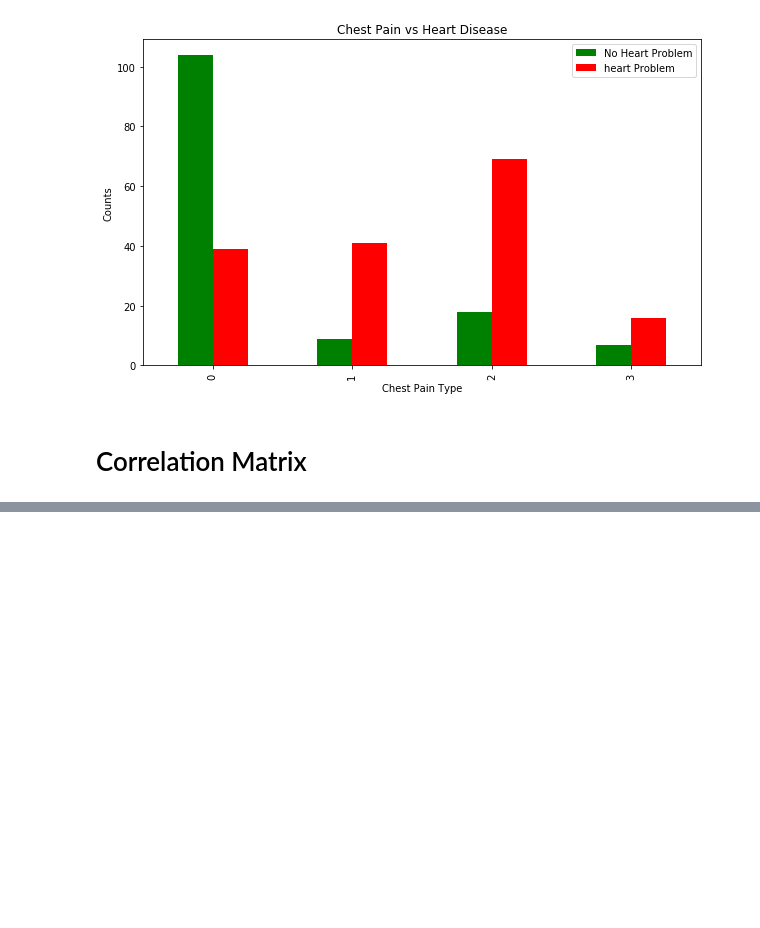
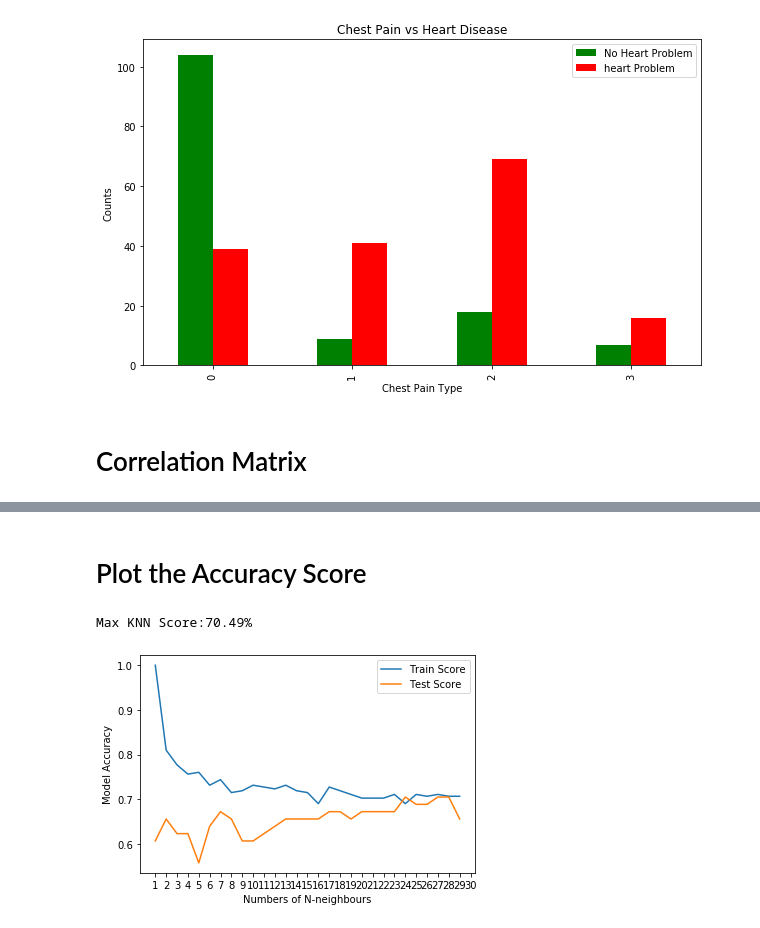
Before and after one commit to datasciencedotuniversity/machine-learning-course, a Jupyter notebook: cardio_project_1/cardio_project_1.ipynb, the cells around one changed output, grey strips where cells are left out. Drawn from its saved outputs; the diff is of its cells as text; code cells hidden in the pictures; blank space fills up the shorter version.

```diff
--- a/cardio_project_1/cardio_project_1.ipynb
+++ b/cardio_project_1/cardio_project_1.ipynb
@@ -255,0 +389,17 @@ plt.legend(["No Heart Problem","heart Problem"])
+# %%
+#
+train_score = []
+test_score = []
+# Create range to be test for n_neighbors
+nneighbours = range(1,30)
+# KNN Instance
+KNN = KNeighborsClassifier()
+# Looping though the range
+for i in nneighbours:
+    KNN.set_params(n_neighbors=i)
+    # Run the fit for ith value
+    KNN.fit(X_train,y_train)
+    # Update the Trsaining Score
+    train_score.append(KNN.score(X_train,y_train))
+    # Update the test score list
+    test_score.append(KNN.score(X_test,y_test))
@@ -255,0 +446,13 @@ plt.legend(["No Heart Problem","heart Problem"])
+# %% [markdown]
+# Plot the Accuracy Score
+# %%
+plt.plot(nneighbours,train_score, label="Train Score")
+plt.plot(nneighbours,test_score, label="Test Score")
+plt.xticks(np.arange(1,31,1))
+plt.xlabel('Numbers of N-neighbours')
+plt.ylabel('Model Accuracy')
+plt.legend()
+print(f"Max KNN Score:{max(test_score)*100:0.2f}%")
+# %% [output]
+Max KNN Score:70.49%
+[figure, added]
```
Also changed, not shown: parts of 17 cells of this notebook.
